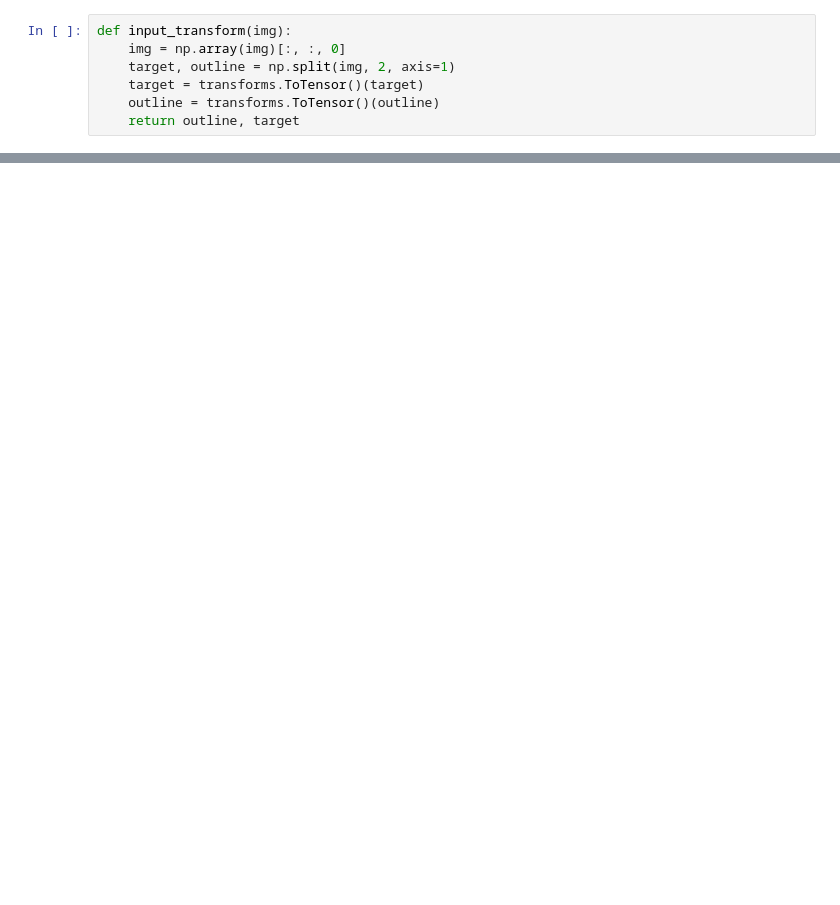
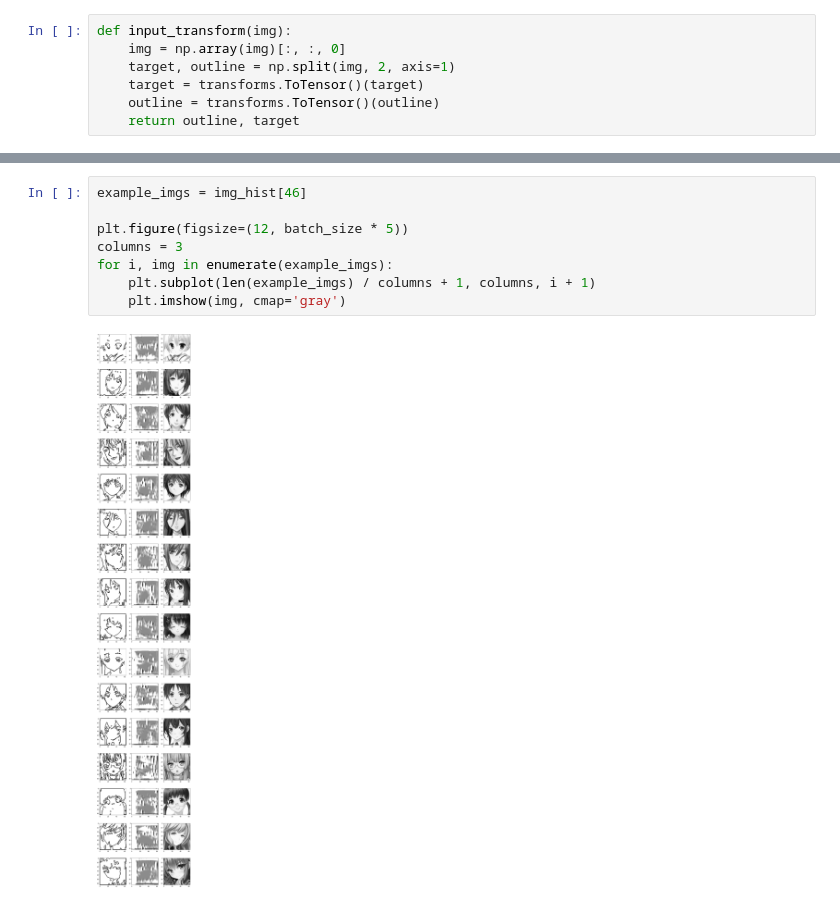
Before and after one commit to ejmejm/Drawing-Improver, a Jupyter notebook: model_gan.ipynb, the cells around one changed output, grey strips where cells are left out. Saved outputs shown, nothing was run; the diff lists cells and outputs as text; blank space fills up the shorter version.

```diff
--- a/model_gan.ipynb
+++ b/model_gan.ipynb
@@ -231 +422,11 @@ tensor([[[[nan, nan, nan,  ..., nan, nan, nan],
+# %%
+example_imgs = img_hist[46]
+
+plt.figure(figsize=(12, batch_size * 5))
+columns = 3
+for i, img in enumerate(example_imgs):
+    plt.subplot(len(example_imgs) / columns + 1, columns, i + 1)
+    plt.imshow(img, cmap='gray')
+# %% [output]
+[figure, added]
 # %%
```
Also changed, not shown: parts of 17 cells of this notebook, 5 other files.
